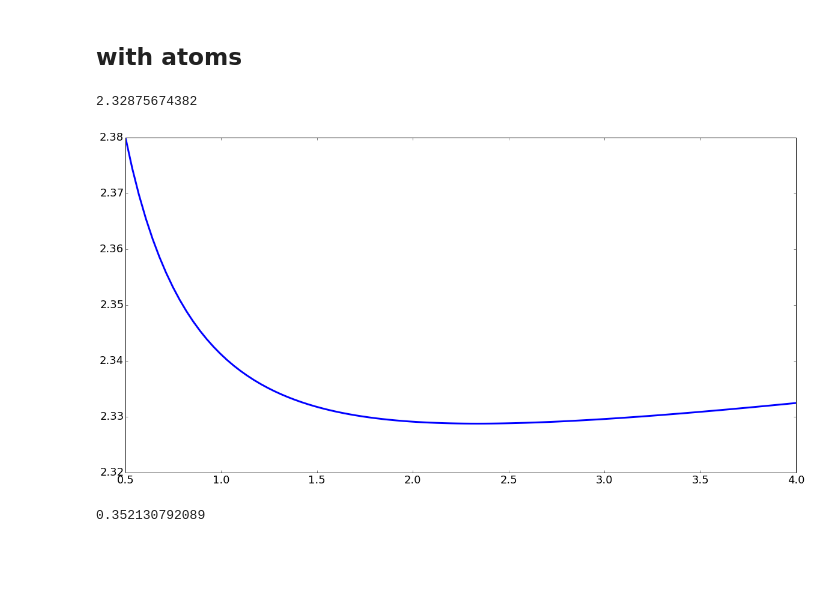
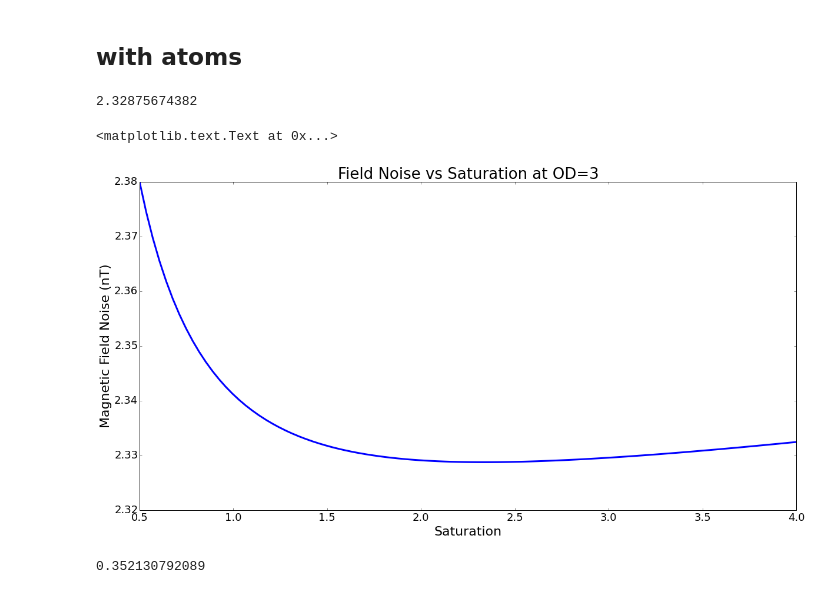
Before and after one commit to levlab-atomchip/BECy_stats, a Jupyter notebook: notebooks/optimal_b_field_noise.ipynb, the cells around one changed output. Saved outputs shown, nothing was run; the diff lists cells and outputs as text; code cells hidden in the pictures; blank space fills up the shorter version.

```diff
--- a/notebooks/optimal_b_field_noise.ipynb
+++ b/notebooks/optimal_b_field_noise.ipynb
@@ -104,33 +104,37 @@ def bee_var(num, ell):
 # %%
 def passed_light_1dee(ells, dee):
     ayys = []
     for ell in ells:
         test_func = lambda x: np.log(ell / x) + (ell - x) / SSS - dee
         this_ayy = optimize.brentq(test_func, 1e-12, ell+1e-12)
         ayys.append(this_ayy)
     return np.array(ayys)
 
 def dee_var_1dee(ell, dee):
     light_out = passed_light_1dee(ell, dee)
     return (1.0 / ell + 1.0 / SSS)**2 * ell + (1.0 / light_out + 1.0 / SSS)**2 * light_out
 
 def num_var_1dee(ell, num):
     return dee_var_1dee(ell, num / ALPHA)*ALPHA**2
 
 def bee_var_1dee(num, ell):
     return (B0/CC)**2 * (num_var_1dee(ell, num) + num) / (1 + num / CC)
 
 sats_1d = np.linspace(0.5, 4, 100)
 ells = SSS*sats_1d
 dee = 3.0
 num = dee*ALPHA
 b_noise = np.sqrt(bee_var_1dee(num, ells))
 
 plt.plot(sats_1d, b_noise*1e9)
 print np.min(b_noise)*1e9
+plt.xlabel('Saturation')
+plt.ylabel('Magnetic Field Noise (nT)')
+plt.title('Field Noise vs Saturation at OD=3')
 # %% [output]
 2.32875674382
+<matplotlib.text.Text at 0x...>
-[figure, old version]
+[figure, new version]
 # %%
 sats_1d = np.linspace(0.5, 3, 100)
 dees_1d = np.linspace(0.01, 4, 100)
```
Also changed, not shown: 4 other files.
